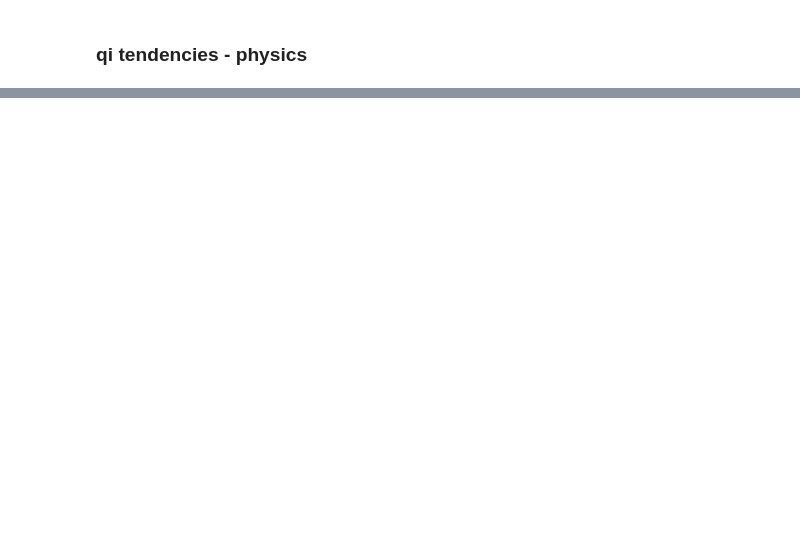
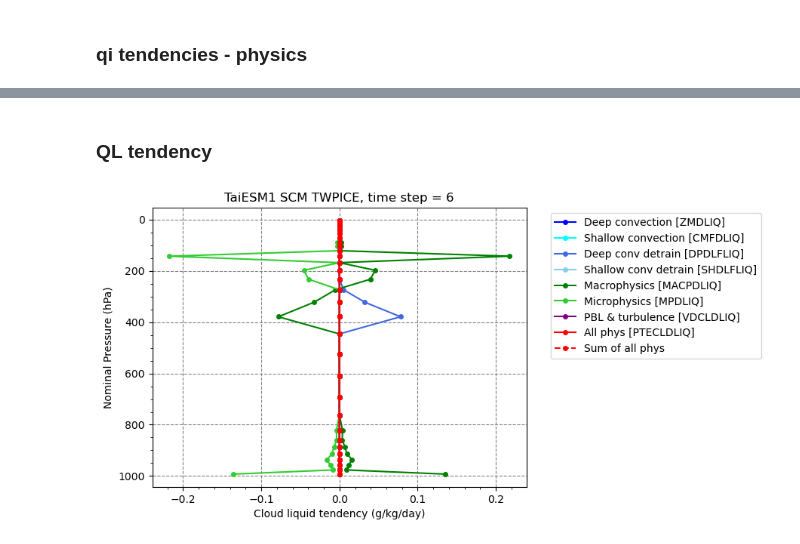
Before and after one commit to yihsuanchen/TaiESM1_Sc_diag, a Jupyter notebook: scam_taiesm1/plot/printout-profiles-scm.ipynb, the cells around one changed output, grey strips where cells are left out. Drawn from its saved outputs; the diff is of its cells as text; code cells hidden in the pictures; blank space fills up the shorter version.

```diff
--- a/scam_taiesm1/plot/printout-profiles-scm.ipynb
+++ b/scam_taiesm1/plot/printout-profiles-scm.ipynb
@@ -269,0 +484,9 @@ Index   lev     PTECLDICE       sum_ql_phys     Data3   relative diff
+# %% [markdown]
+### QL tendency
+# %%
+varnames = set_profile_varnames('DQL_budget')
+
+tt=6
+plot_scm_profiles (ds_scm, varnames, tt=tt, xlabel="Cloud liquid tendency")
+# %% [output]
+[figure, added]
```
Also changed, not shown: parts of 19 cells of this notebook.
